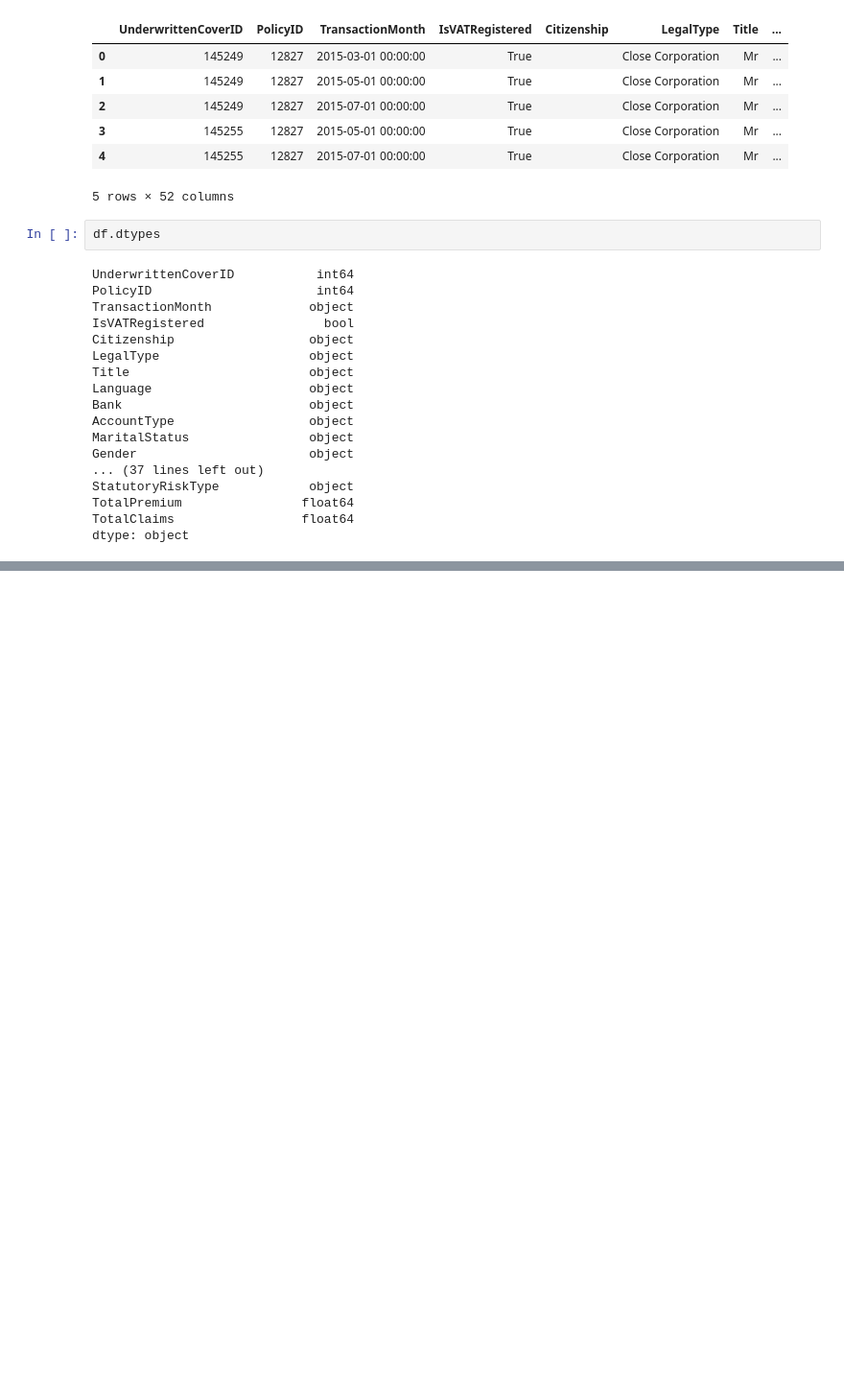
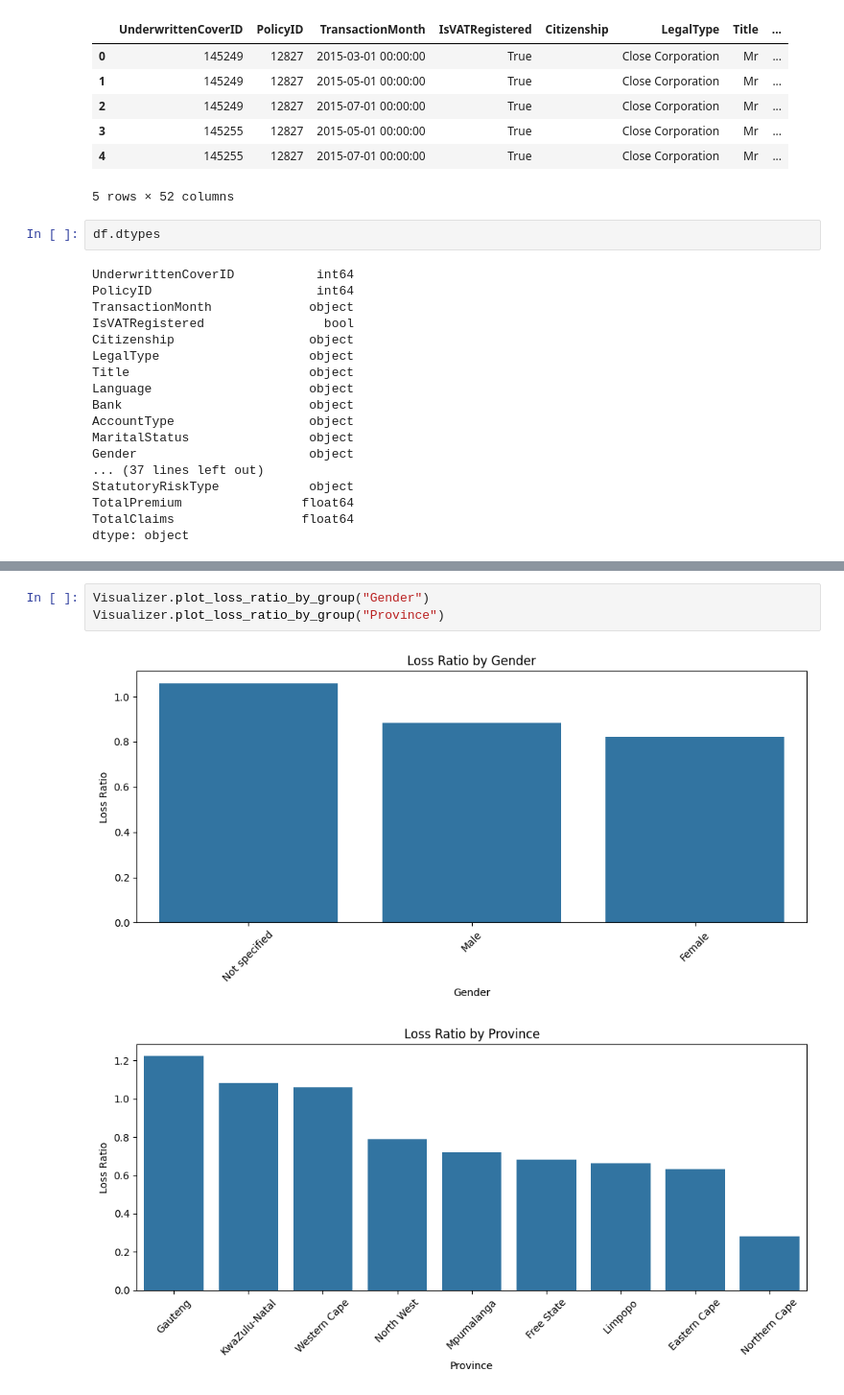
Before and after one commit to Sari-Amin/insurance-risk-analytics-ml, a Jupyter notebook: notebooks/eda.ipynb, the cells around one changed output, grey strips where cells are left out. Shown at 96% size. Saved outputs shown, nothing was run; the diff lists cells and outputs as text; blank space fills up the shorter version.

```diff
--- a/notebooks/eda.ipynb
+++ b/notebooks/eda.ipynb
@@ -95,0 +144,6 @@ dtype: object
+# %%
+Visualizer.plot_loss_ratio_by_group("Gender")
+Visualizer.plot_loss_ratio_by_group("Province")
+# %% [output]
+[figure, added]
+[figure, added]
```
Also changed, not shown: parts of 8 cells of this notebook, 1 other file.
